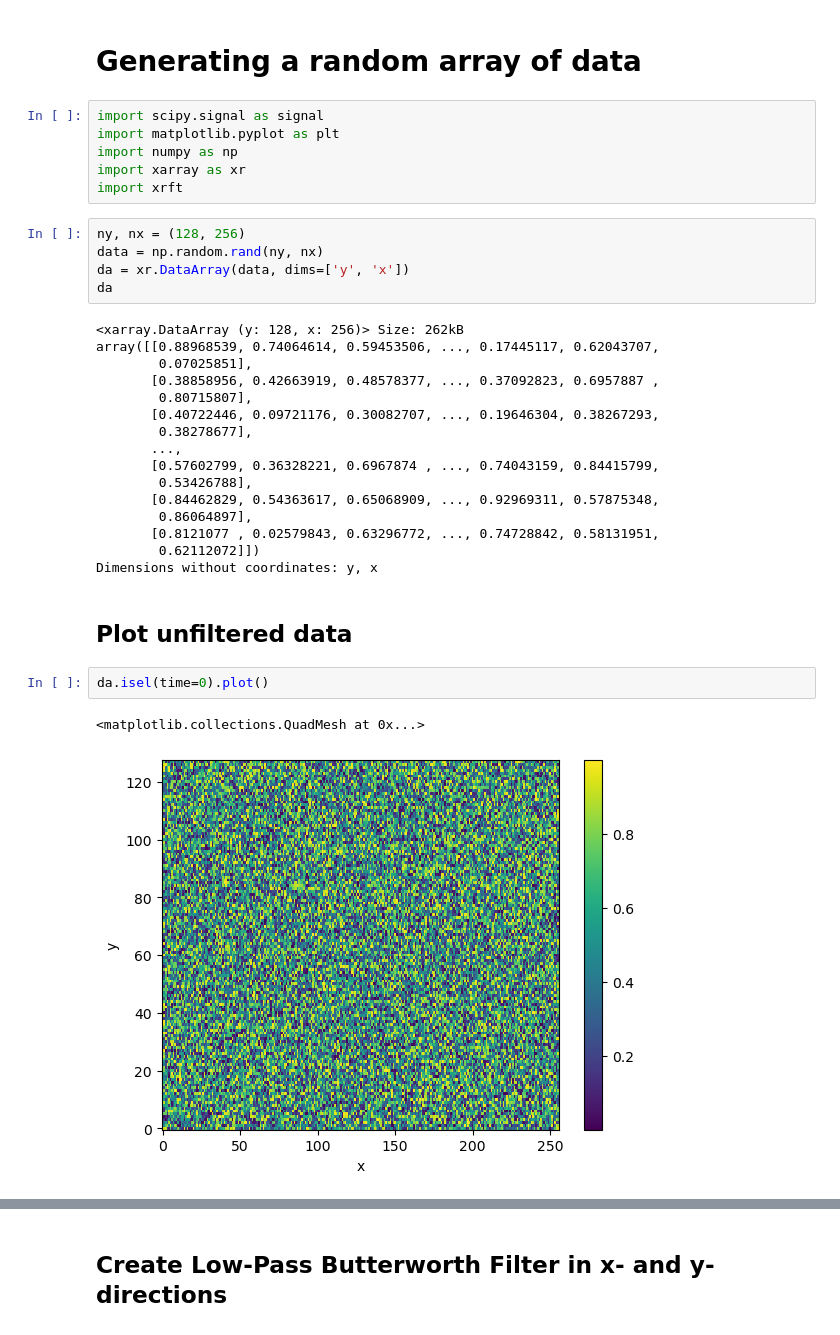
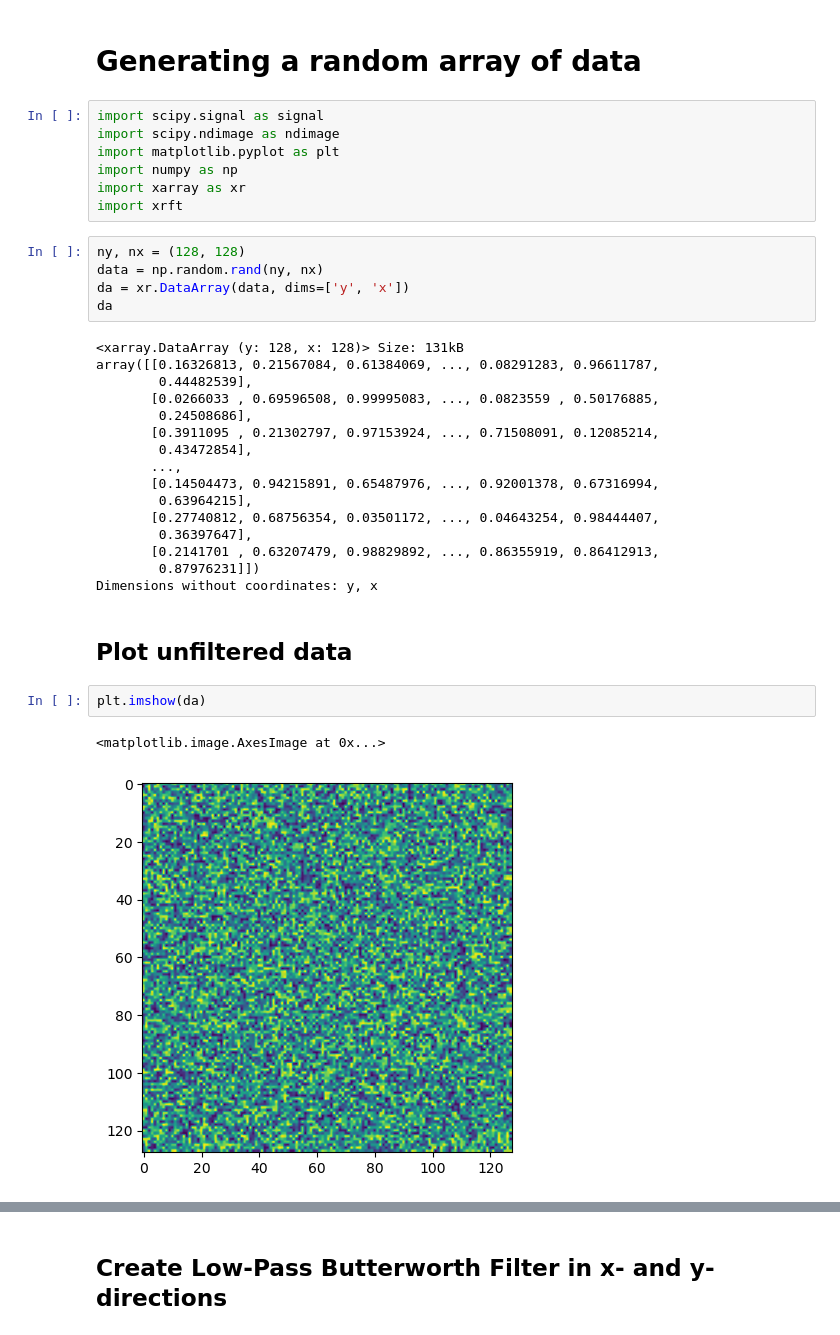
Before and after one commit to ocean-transport/cm26_diagnostics, a Jupyter notebook: scipyFilterExploration.ipynb, the cells around one changed output, grey strips where cells are left out. Saved outputs shown, nothing was run; the diff lists cells and outputs as text.

```diff
--- a/scipyFilterExploration.ipynb
+++ b/scipyFilterExploration.ipynb
@@ -2,35 +4,36 @@
 # Generating a random array of data
 # %%
 import scipy.signal as signal
+import scipy.ndimage as ndimage
 import matplotlib.pyplot as plt
 import numpy as np
 import xarray as xr
 import xrft
 # %%
-ny, nx = (128, 256)
+ny, nx = (128, 128)
 data = np.random.rand(ny, nx)
 da = xr.DataArray(data, dims=['y', 'x'])
 da
 # %% [output]
-<xarray.DataArray (y: 128, x: 256)> Size: 262kB
-array([[0.88968539, 0.74064614, 0.59453506, ..., 0.17445117, 0.62043707,
-        0.07025851],
-       [0.38858956, 0.42663919, 0.48578377, ..., 0.37092823, 0.6957887 ,
-        0.80715807],
-       [0.40722446, 0.09721176, 0.30082707, ..., 0.19646304, 0.38267293,
-        0.38278677],
+<xarray.DataArray (y: 128, x: 128)> Size: 131kB
+array([[0.16326813, 0.21567084, 0.61384069, ..., 0.08291283, 0.96611787,
+        0.44482539],
+       [0.0266033 , 0.69596508, 0.99995083, ..., 0.0823559 , 0.50176885,
+        0.24508686],
+       [0.3911095 , 0.21302797, 0.97153924, ..., 0.71508091, 0.12085214,
+        0.43472854],
        ...,
-       [0.57602799, 0.36328221, 0.6967874 , ..., 0.74043159, 0.84415799,
-        0.53426788],
-       [0.84462829, 0.54363617, 0.65068909, ..., 0.92969311, 0.57875348,
-        0.86064897],
-       [0.8121077 , 0.02579843, 0.63296772, ..., 0.74728842, 0.58131951,
-        0.62112072]])
+       [0.14504473, 0.94215891, 0.65487976, ..., 0.92001378, 0.67316994,
+        0.63964215],
+       [0.27740812, 0.68756354, 0.03501172, ..., 0.04643254, 0.98444407,
+        0.36397647],
+       [0.2141701 , 0.63207479, 0.98829892, ..., 0.86355919, 0.86412913,
+        0.87976231]])
 Dimensions without coordinates: y, x
 # %% [markdown]
 ## Plot unfiltered data
 # %%
-da.isel(time=0).plot()
+plt.imshow(da)
 # %% [output]
-<matplotlib.collections.QuadMesh at 0x...>
+<matplotlib.image.AxesImage at 0x...>
-[figure, old version]
+[figure, new version]
```
Also changed, not shown: parts of 5 cells of this notebook.
